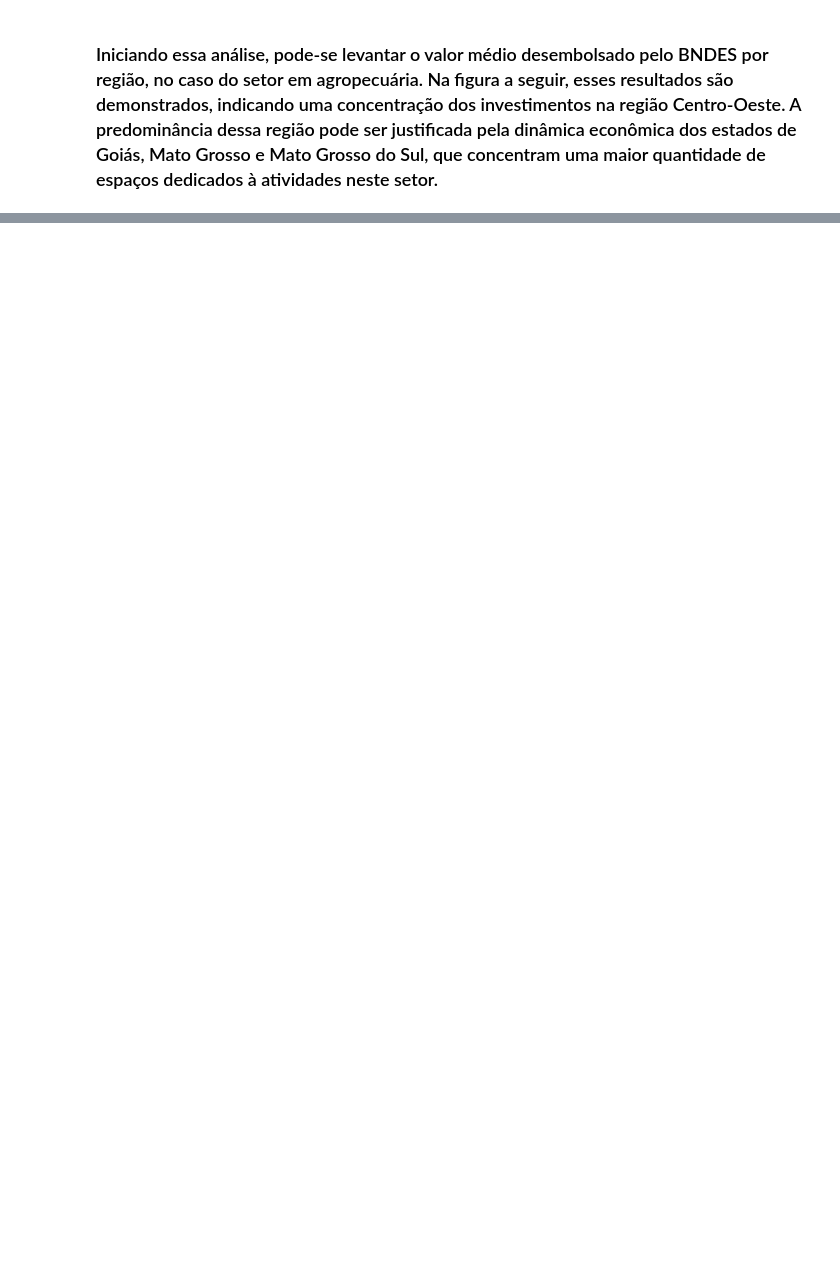
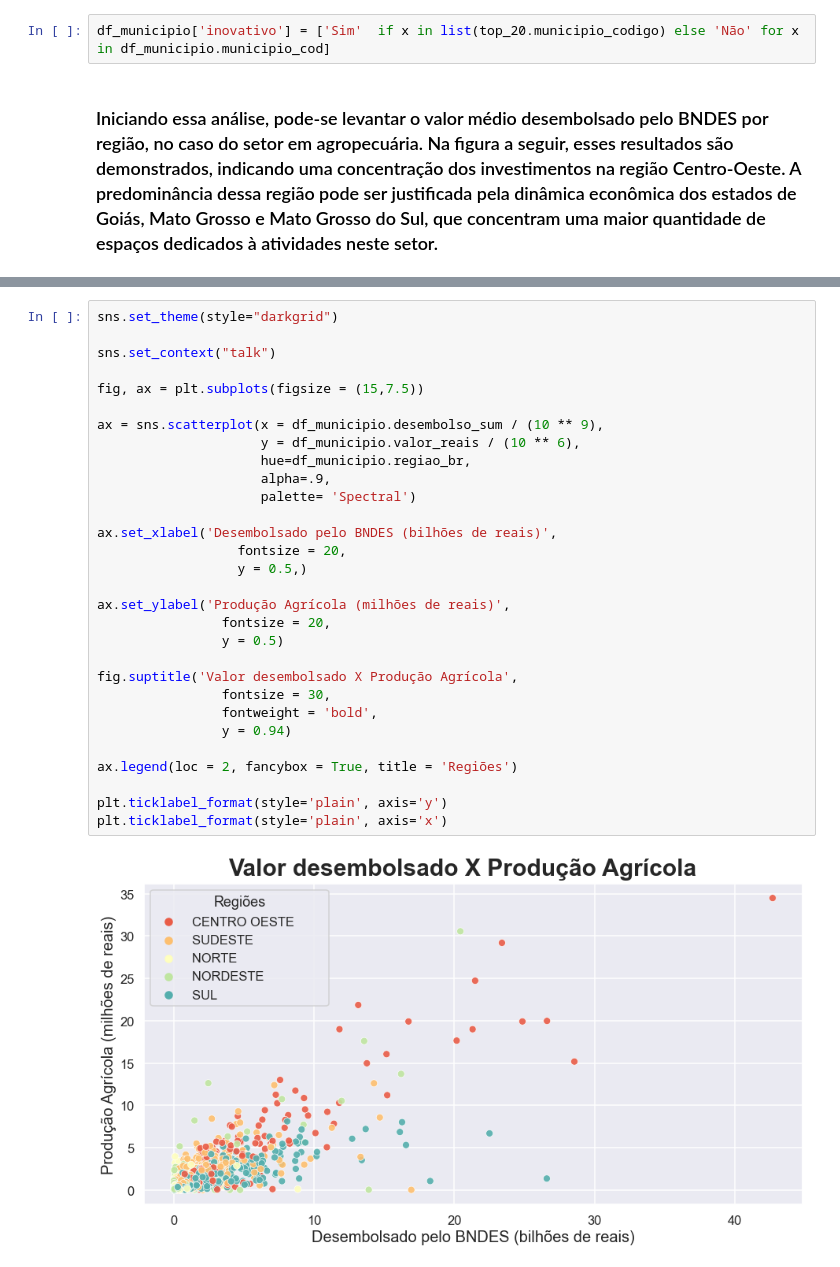
Before and after one commit to EricaFer/BNDES, a Jupyter notebook: Relatório/EDA.ipynb, the cells around one changed output, grey strips where cells are left out. Saved outputs shown, nothing was run; the diff lists cells and outputs as text; blank space fills up the shorter version.

```diff
--- a/Relatório/EDA.ipynb
+++ b/Relatório/EDA.ipynb
@@ -213,2 +263,4 @@ desembolso_pam.head()
+# %%
+df_municipio['inovativo'] = ['Sim'  if x in list(top_20.municipio_codigo) else 'Não' for x in df_municipio.municipio_cod]
 # %% [markdown]
 ### Iniciando essa análise, pode-se levantar o valor médio desembolsado pelo BNDES por região, no caso do setor em agropecuária. Na figura a seguir, esses resultados são demonstrados, indicando uma concentração dos investimentos na região Centro-Oeste. A predominância dessa região pode ser justificada pela dinâmica econômica dos estados de Goiás, Mato Grosso e Mato Grosso do Sul, que concentram uma maior quantidade de espaços dedicados à atividades neste setor.
@@ -214,0 +296,32 @@ desembolso_pam.head()
+# %%
+sns.set_theme(style="darkgrid")
+
+sns.set_context("talk")
+
+fig, ax = plt.subplots(figsize = (15,7.5))
+
+ax = sns.scatterplot(x = df_municipio.desembolso_sum / (10 ** 9),
+                     y = df_municipio.valor_reais / (10 ** 6),
+                     hue=df_municipio.regiao_br,
+                     alpha=.9,
+                     palette= 'Spectral')
+
+ax.set_xlabel('Desembolsado pelo BNDES (bilhões de reais)',
+                  fontsize = 20,
+                  y = 0.5,)
+
+ax.set_ylabel('Produção Agrícola (milhões de reais)',
+                fontsize = 20,
+                y = 0.5)
+
+fig.suptitle('Valor desembolsado X Produção Agrícola',
+                fontsize = 30,
+                fontweight = 'bold',
+                y = 0.94)
+
+ax.legend(loc = 2, fancybox = True, title = 'Regiões')
+
+plt.ticklabel_format(style='plain', axis='y')
+plt.ticklabel_format(style='plain', axis='x')
+# %% [output]
+[figure, added]
```
Also changed, not shown: parts of 11 cells of this notebook, 1 other file.
